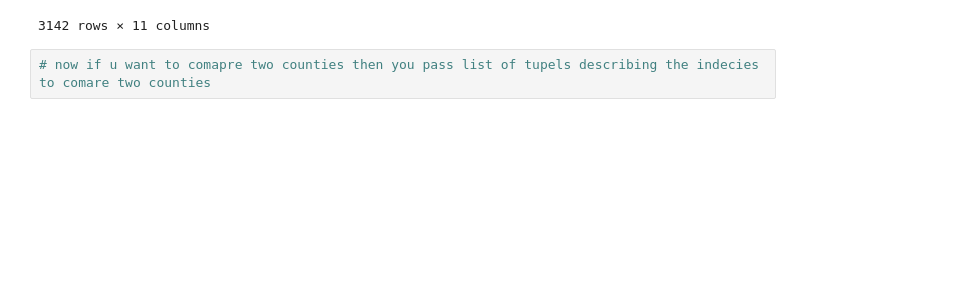
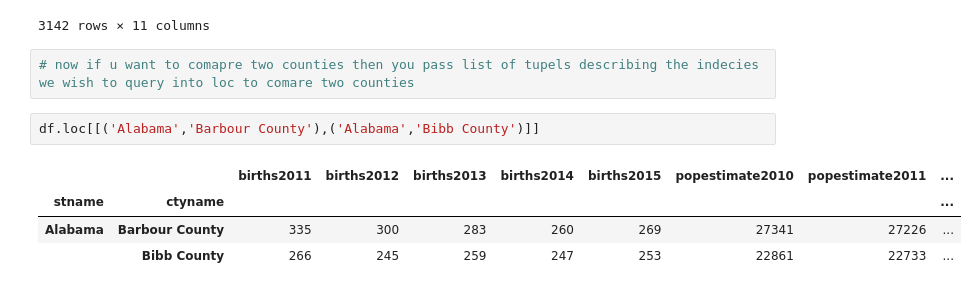
Before and after one commit to gokuljs/Machine-Learning-Andrew-Ng, a Jupyter notebook: pandas reviise/Untitled1.ipynb, the cells around one changed output. Saved outputs shown, nothing was run; the diff lists cells and outputs as text; blank space fills up the shorter version.

```diff
--- a/pandas reviise/Untitled1.ipynb
+++ b/pandas reviise/Untitled1.ipynb
@@ -225,4 +225,11 @@ df
 |  | Weston County | 81 | 74 | 93 | 77 | 79 | 7181 | 7114 | ... |
 3142 rows × 11 columns
 # %%
-# now if u want to comapre two counties then you pass list of tupels describing the indecies  to comare two counties
+# now if u want to comapre two counties then you pass list of tupels describing the indecies we wish to query into loc to comare two counties
+# %%
+df.loc[[('Alabama','Barbour County'),('Alabama','Bibb County')]]
+# %% [output]
+|  |  | births2011 | births2012 | births2013 | births2014 | births2015 | popestimate2010 | popestimate2011 | ... |
+| stname | ctyname |  |  |  |  |  |  |  | ... |
+| Alabama | Barbour County | 335 | 300 | 283 | 260 | 269 | 27341 | 27226 | ... |
+|  | Bibb County | 266 | 245 | 259 | 247 | 253 | 22861 | 22733 | ... |
```
Also changed, not shown: 5 other files.
